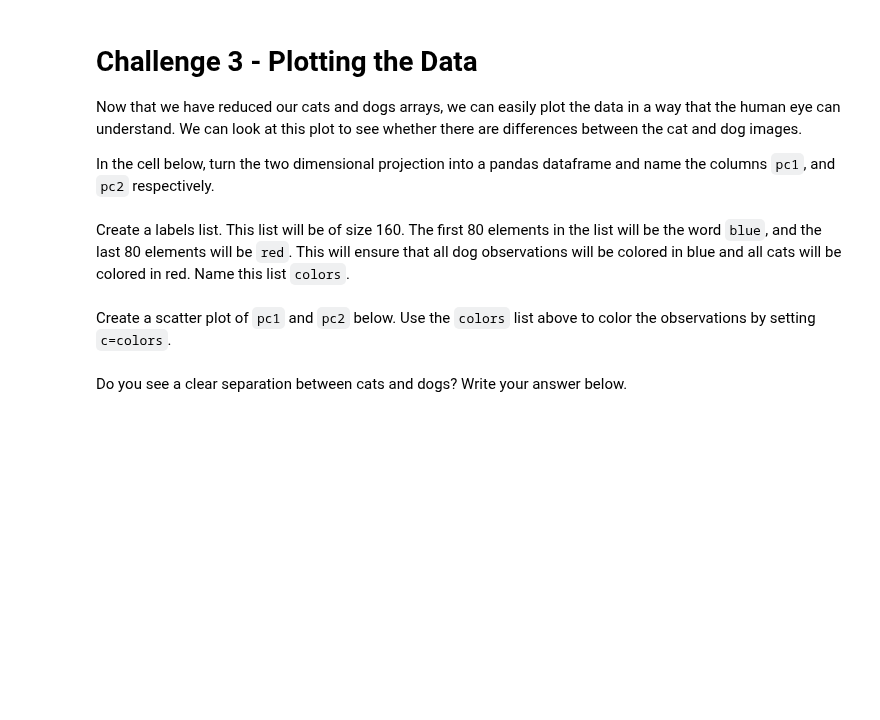
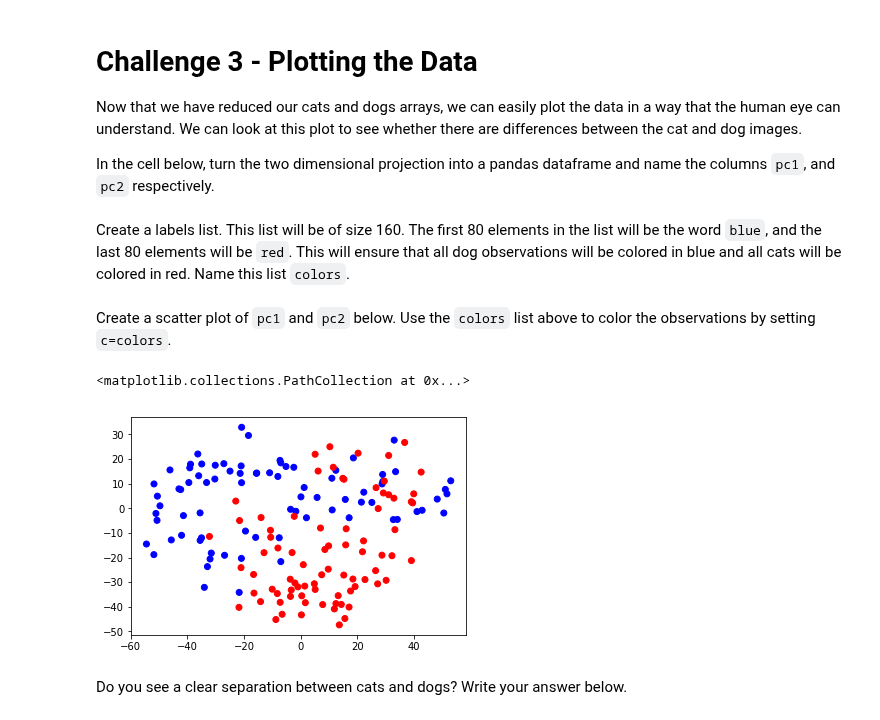
Before and after one commit to davidlafuentem/data-labs, a Jupyter notebook: module-2/lab-pca/your-code/main.ipynb, the cells around one changed output. Saved outputs shown, nothing was run; the diff lists cells and outputs as text; code cells hidden in the pictures; blank space fills up the shorter version.

```diff
--- a/module-2/lab-pca/your-code/main.ipynb
+++ b/module-2/lab-pca/your-code/main.ipynb
@@ -101,8 +142,7 @@ Now that we have created a standardized matrix of cats and dogs, we'll find the
 Load the `PCA` function from `statsmodels` (read about this function [here](https://www.statsmodels.org/dev/generated/statsmodels.multivariate.pca.PCA.html)) and apply the function to our standarized data. Create a PCA model with two components.
 # %%
 # Your code here:
-
 from statsmodels.multivariate.pca import PCA
 
-pca_pets = PCA(pets,ncomp=2,standardize=False, demean=False )
+pca_pets = PCA(standardize_pets,ncomp=2,standardize=False, demean=False )
 pca_pets.factors.shape
@@ -114,7 +162,7 @@ pca_pets.transformed_data.shape
 Use `numpy` to find to transpose the standardized pet array. This will help us compute the projection.
 # %%
 # Your code here:
-
-pca_pets_transposed = np.transpose(pca_pets)
+# pca_pets_transposed = np.transpose(pca_pets)
+pca_pets_transposed = np.transpose(standardize_pets)
 # %%
 pca_pets_transposed
@@ -134,5 +217,7 @@ Now that we have reduced our cats and dogs arrays, we can easily plot the data i
 In the cell below, turn the two dimensional projection into a pandas dataframe and name the columns `pc1`, and `pc2` respectively.
 # %%
 # Your code here:
+
+pca_df = pd.DataFrame(product, columns=['PC1','PC2'])
 # %% [markdown]
 Create a labels list. This list will be of size 160. The first 80 elements in the list will be the word `blue`, and the last 80 elements will be `red`. This will ensure that all dog observations will be colored in blue and all cats will be colored in red. Name this list `colors`.
@@ -141,6 +224,15 @@ Create a labels list. This list will be of size 160. The first 80 elements in th
+# %%
+# Your code here:
+
+color= ['blue' if x<80 else 'red' for x in range(len(pca_df.index))]
 # %% [markdown]
 Create a scatter plot of `pc1` and `pc2` below. Use the `colors` list above to color the observations by setting `c=colors`.
 # %%
 # Your code here:
+
+plt.scatter(pca_df['PC1'], pca_df['PC2'],c=color)
+# %% [output]
+<matplotlib.collections.PathCollection at 0x...>
+[figure, added]
 # %% [markdown]
 Do you see a clear separation between cats and dogs? Write your answer below.
```
Also changed, not shown: parts of 19 cells of this notebook.
